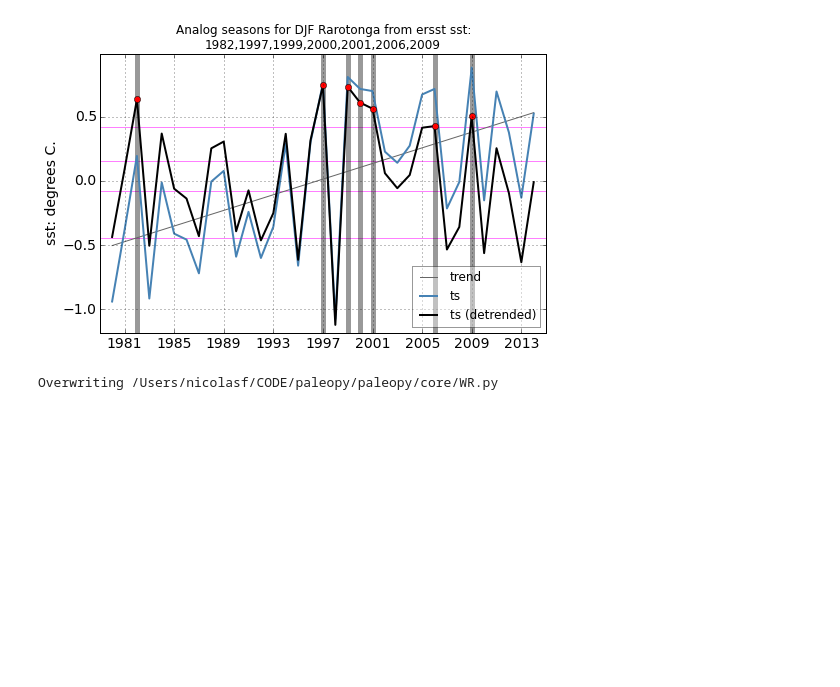
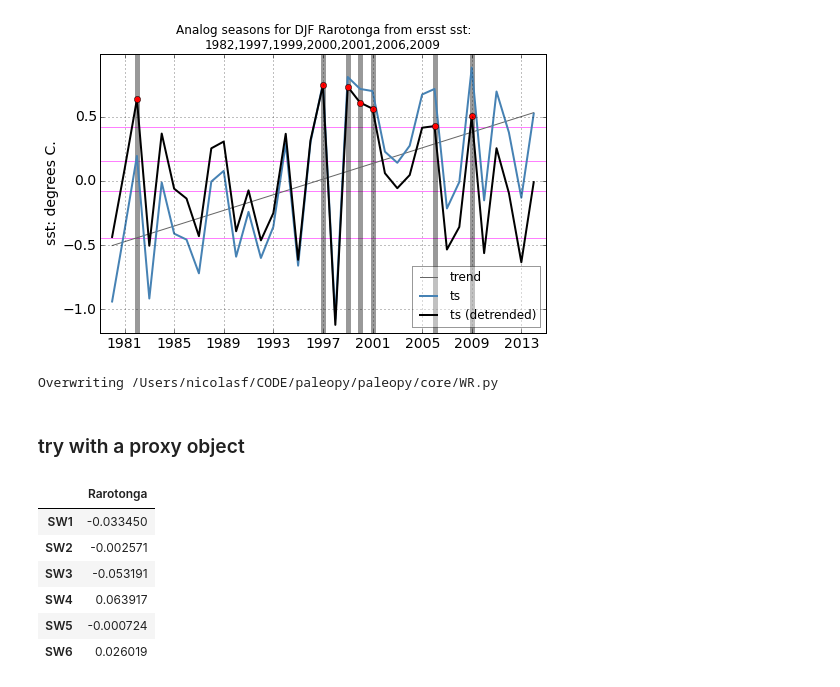
Before and after one commit to nicolasfauchereau/paleopy, a Jupyter notebook: notebooks/WR.ipynb, the cells around one changed output. Cells and saved outputs as stored; diff of their text form; code cells hidden in the pictures; blank space fills up the shorter version.

```diff
--- a/notebooks/WR.ipynb
+++ b/notebooks/WR.ipynb
@@ -149,7 +211,7 @@ class WR:
 Overwriting /Users/nicolasf/CODE/paleopy/paleopy/core/WR.py
 # %%
 from paleopy.core.WR import WR
+# %% [markdown]
+### try with a proxy object
 # %%
-w = WR(p)
+w = WR(p, classification='SW Pacific Regimes')
-# %%
-w = w._get_WR_MC()
@@ -156,3 +222,13 @@ w = w._get_WR_MC()
+# %%
+w.df_anoms
+# %% [output]
+|  | Rarotonga |
+| SW1 | -0.033450 |
+| SW2 | -0.002571 |
+| SW3 | -0.053191 |
+| SW4 | 0.063917 |
+| SW5 | -0.000724 |
+| SW6 | 0.026019 |
 # %%
 np.percentile(w.MC_probs.T, 0.98)
 # %% [output]
```
Also changed, not shown: parts of 23 cells of this notebook, 5 other files.
